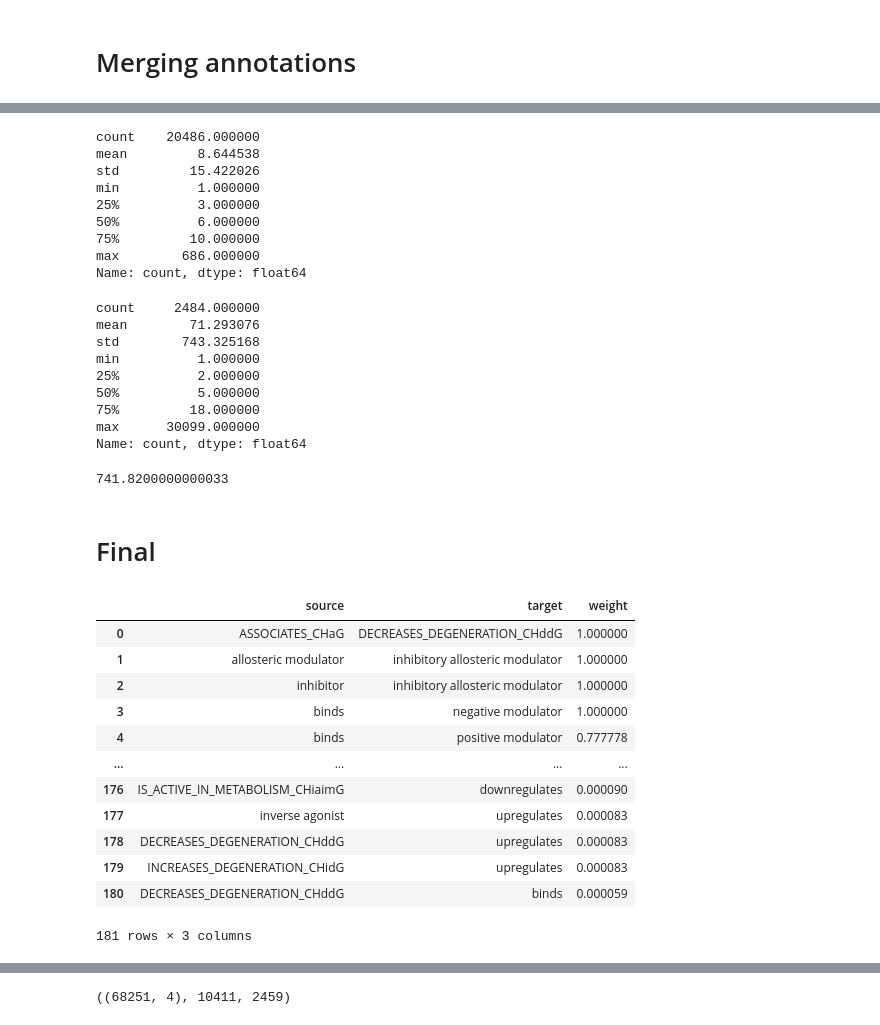
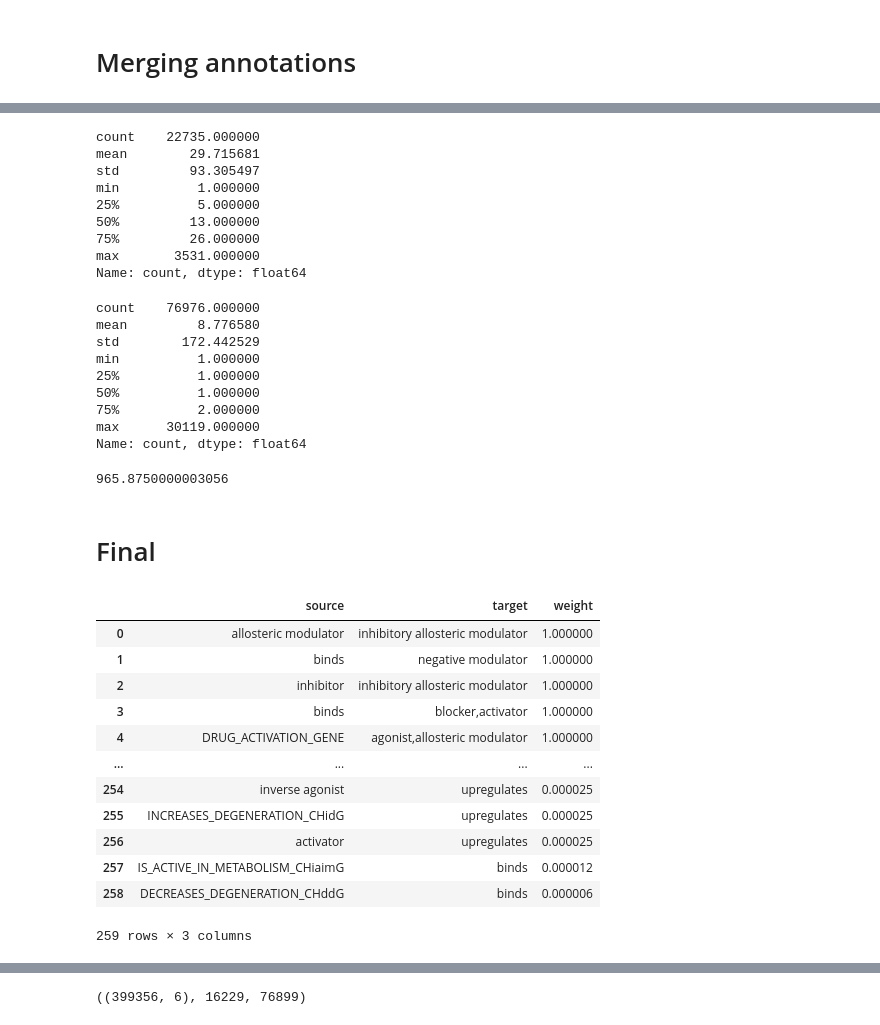
Before and after one commit to broadinstitute/monorepo, a Jupyter notebook: libs/jump_compound_annotator/notebooks/Filtering annotations.ipynb, the cells around one changed output, grey strips where cells are left out. Cells and saved outputs as stored; diff of their text form; code cells hidden in the pictures.

```diff
--- a/libs/jump_compound_annotator/notebooks/Filtering annotations.ipynb
+++ b/libs/jump_compound_annotator/notebooks/Filtering annotations.ipynb
@@ -5,8 +5,8 @@ from jump.collate import concat_annotations
 import seaborn as sns
 # %%
-output_dir = '/Users/jarevalo/projects/compound-annotator/output/'
-annotations = concat_annotations(output_dir).drop_duplicates().reset_index(drop=True).copy()
-annotations['link_id'] = annotations['gene'] + '_' + annotations['inchikey']
+output_dir = '/Users/jarevalo/projects/compound-annotator/outputs/'
+annotations = get_inchi_annotations(output_dir)
+annotations['link_id'] = annotations['target'] + '_' + annotations['inchikey']
 crosstab = annotations.pivot_table(index='link_id', columns='rel_type', values='inchikey', aggfunc=len).fillna(0).astype(int)
 cooc = crosstab.T.dot(crosstab)
 # %%
@@ -110,12 +110,11 @@ mapper = {
     "DRUG_BINDING_GENE": "binds",
 }
 # %%
-output_dir = '/Users/jarevalo/projects/compound-annotator/output/'
-annotations = concat_annotations(output_dir)
+annotations = get_inchi_annotations(output_dir)
 annotations['rel_type'] = annotations['rel_type'].apply(lambda x: mapper.get(x, x))
 annotations = annotations.query('not rel_type.isin(["DPI", "DRUG_BINDINH_GENE"])')
-annotations = annotations.drop_duplicates(['inchikey', 'rel_type', 'gene']).reset_index(drop=True).copy()
-annotations['link_id'] = annotations['gene'] + '_' + annotations['inchikey']
+annotations = annotations.drop_duplicates(['inchikey', 'rel_type', 'target']).reset_index(drop=True).copy()
+annotations['link_id'] = annotations['target'] + '_' + annotations['inchikey']
 crosstab = annotations.pivot_table(index='link_id', columns='rel_type', values='inchikey', aggfunc=len).fillna(0).astype(int)
 cooc = crosstab.T.dot(crosstab)
 cooc.to_csv('/Users/jarevalo/Downloads/cooc_norm.csv', sep='\t')
@@ -216,33 +215,33 @@ inducer                                        1
 Name: inchikey, dtype: int64
 # %%
-annotations['gene'].value_counts().describe()
+annotations['target'].value_counts().describe()
 # %% [output]
-count    20486.000000
-mean         8.644538
-std         15.422026
+count    22735.000000
+mean        29.715681
+std         93.305497
 min          1.000000
-25%          3.000000
-50%          6.000000
-75%         10.000000
-max        686.000000
+25%          5.000000
+50%         13.000000
+75%         26.000000
+max       3531.000000
 Name: count, dtype: float64
 # %%
 annotations['inchikey'].value_counts().describe()
 # %% [output]
-count     2484.000000
-mean        71.293076
-std        743.325168
+count    76976.000000
+mean         8.776580
+std        172.442529
 min          1.000000
-25%          2.000000
-50%          5.000000
-75%         18.000000
-max      30099.000000
+25%          1.000000
+50%          1.000000
+75%          2.000000
+max      30119.000000
 Name: count, dtype: float64
 # %%
-threshold = annotations.inchikey.value_counts().quantile(0.99)
+threshold = annotations.inchikey.value_counts().quantile(0.999)
 print(threshold)
 nohub_cpds = annotations.inchikey.value_counts()[lambda x: x<threshold].index
 annotations = annotations.query('inchikey.isin(@nohub_cpds)')
 # %% [output]
-741.8200000000033
+965.8750000003056
 # %%
@@ -250,33 +249,33 @@ annotations.drop('link_id', axis=1).to_parquet('../output/filtered_annotations.p
 # %% [markdown]
 # Final
 # %%
-annotations = pd.read_parquet('../output/filtered_annotations.parquet')
-annotations['link_id'] = annotations['gene'] + '_' + annotations['inchikey']
+annotations = pd.read_parquet(output_dir + '/filtered_annotations.parquet')
+annotations['link_id'] = annotations['target'] + '_' + annotations['inchikey']
 crosstab = annotations.pivot_table(index='link_id', columns='rel_type', values='inchikey', aggfunc=len).fillna(0).astype(int)
 cooc = crosstab.T.dot(crosstab)
 cooc.to_csv('/Users/jarevalo/Downloads/cooc_norm_filtered.csv', sep='\t')
 
 n_cooc = cooc / np.diagonal(cooc)
 m_edges = n_cooc.where(np.triu(np.ones(n_cooc.shape), k=1).astype(np.bool_))
 m_edges = m_edges.melt(ignore_index=False).sort_values(by='value', ascending=False).dropna()
 m_edges.index.name = 'source'
 m_edges.columns = 'target', 'weight'
 m_edges = m_edges.query('weight > 0').reset_index()
 m_edges
 # %% [output]
 |  | source | target | weight |
-| 0 | ASSOCIATES_CHaG | DECREASES_DEGENERATION_CHddG | 1.000000 |
-| 1 | allosteric modulator | inhibitory allosteric modulator | 1.000000 |
+| 0 | allosteric modulator | inhibitory allosteric modulator | 1.000000 |
+| 1 | binds | negative modulator | 1.000000 |
 | 2 | inhibitor | inhibitory allosteric modulator | 1.000000 |
-| 3 | binds | negative modulator | 1.000000 |
-| 4 | binds | positive modulator | 0.777778 |
+| 3 | binds | blocker,activator | 1.000000 |
+| 4 | DRUG_ACTIVATION_GENE | agonist,allosteric modulator | 1.000000 |
 | ... | ... | ... | ... |
-| 176 | IS_ACTIVE_IN_METABOLISM_CHiaimG | downregulates | 0.000090 |
-| 177 | inverse agonist | upregulates | 0.000083 |
-| 178 | DECREASES_DEGENERATION_CHddG | upregulates | 0.000083 |
-| 179 | INCREASES_DEGENERATION_CHidG | upregulates | 0.000083 |
-| 180 | DECREASES_DEGENERATION_CHddG | binds | 0.000059 |
+| 254 | inverse agonist | upregulates | 0.000025 |
+| 255 | INCREASES_DEGENERATION_CHidG | upregulates | 0.000025 |
+| 256 | activator | upregulates | 0.000025 |
+| 257 | IS_ACTIVE_IN_METABOLISM_CHiaimG | binds | 0.000012 |
+| 258 | DECREASES_DEGENERATION_CHddG | binds | 0.000006 |
-181 rows × 3 columns
+259 rows × 3 columns
 # %% [markdown]
 ## Co-ocurrence of annotations
 <img src="norm_filtered.svg">
@@ -285,5 +284,5 @@ annotations = pd.read_parquet('../output/filtered_annotations.parquet')
 # %%
-annotations.shape, annotations.gene.nunique(), annotations.inchikey.nunique()
+annotations.shape, annotations['target'].nunique(), annotations.inchikey.nunique()
 # %% [output]
-((68251, 4), 10411, 2459)
+((399356, 6), 16229, 76899)
 # %%
```
Also changed, not shown: parts of 16 cells of this notebook, 4 other files.
